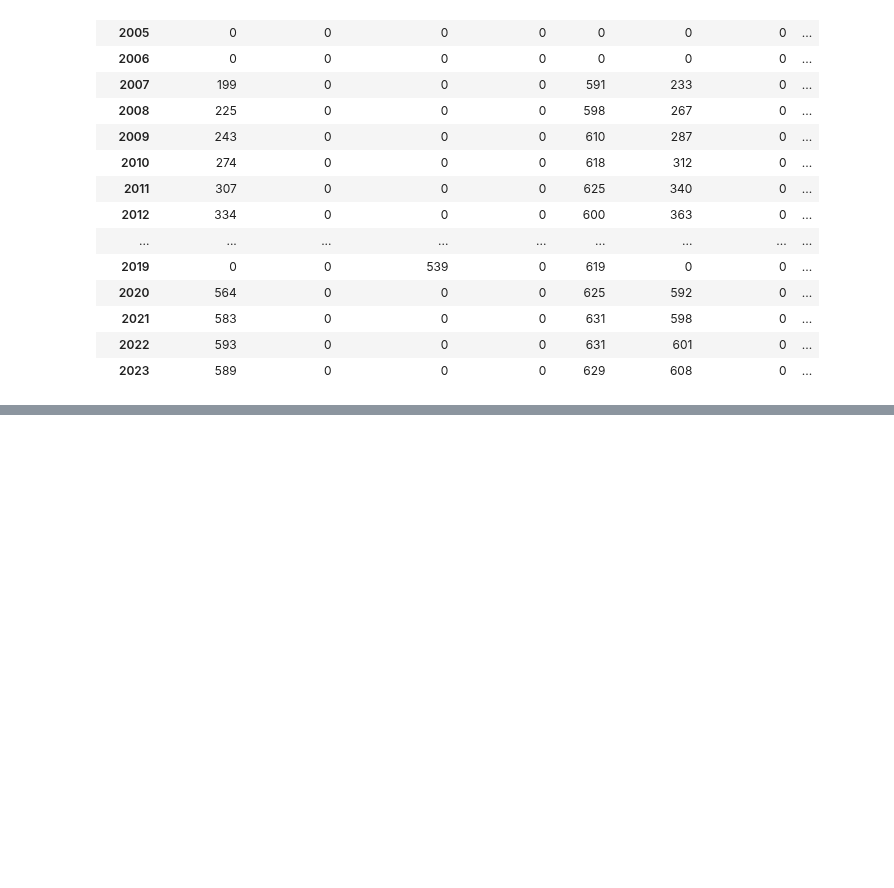
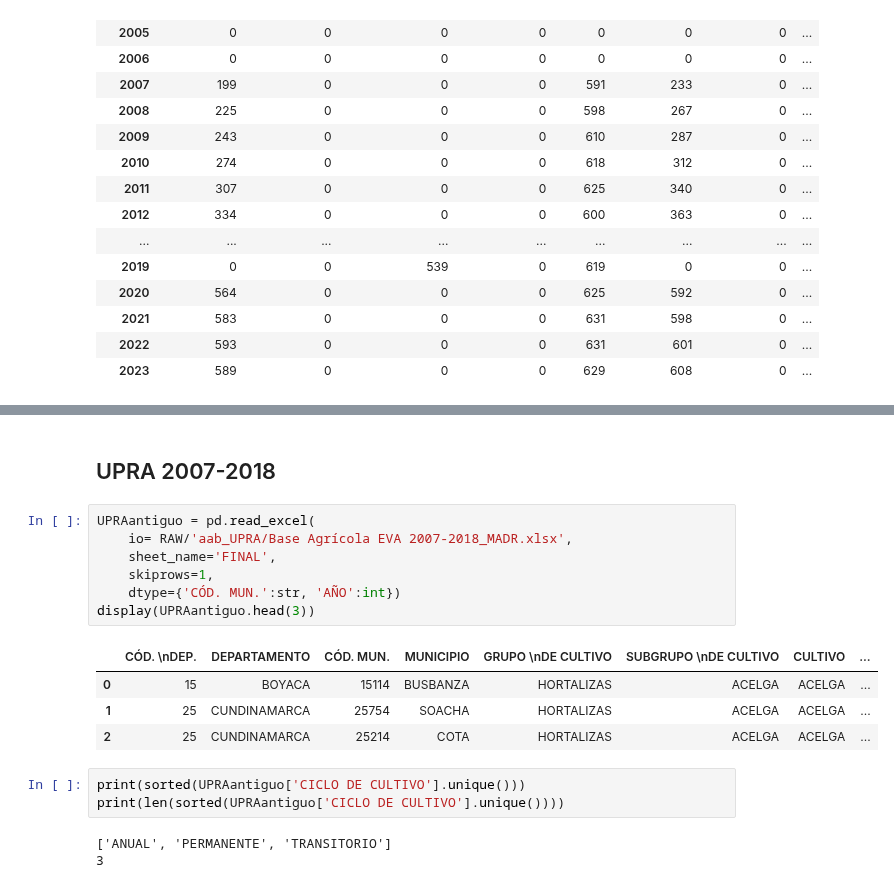
Before and after one commit to JC-AlfonsoR/PEG-mining-agriculture, a Jupyter notebook: engines/1001_process_UPRA.ipynb, the cells around one changed output, grey strips where cells are left out. Drawn from its saved outputs; the diff is of its cells as text; blank space fills up the shorter version.

```diff
--- a/engines/1001_process_UPRA.ipynb
+++ b/engines/1001_process_UPRA.ipynb
@@ -67,0 +204,20 @@ display(panel_agricultura.groupby(['variable', 'ANNO'])['valor'].count().unstack
+# %% [markdown]
+## UPRA 2007-2018
+# %%
+UPRAantiguo = pd.read_excel(
+    io= RAW/'aab_UPRA/Base Agrícola EVA 2007-2018_MADR.xlsx',
+    sheet_name='FINAL',
+    skiprows=1,
+    dtype={'CÓD. MUN.':str, 'AÑO':int})
+display(UPRAantiguo.head(3))
+# %% [output]
+|  | CÓD. \nDEP. | DEPARTAMENTO | CÓD. MUN. | MUNICIPIO | GRUPO \nDE CULTIVO | SUBGRUPO \nDE CULTIVO | CULTIVO | ... |
+| 0 | 15 | BOYACA | 15114 | BUSBANZA | HORTALIZAS | ACELGA | ACELGA | ... |
+| 1 | 25 | CUNDINAMARCA | 25754 | SOACHA | HORTALIZAS | ACELGA | ACELGA | ... |
+| 2 | 25 | CUNDINAMARCA | 25214 | COTA | HORTALIZAS | ACELGA | ACELGA | ... |
+# %%
+print(sorted(UPRAantiguo['CICLO DE CULTIVO'].unique()))
+print(len(sorted(UPRAantiguo['CICLO DE CULTIVO'].unique())))
+# %% [output]
+['ANUAL', 'PERMANENTE', 'TRANSITORIO']
+3
```
Also changed, not shown: parts of 12 cells of this notebook, 4 other files.
